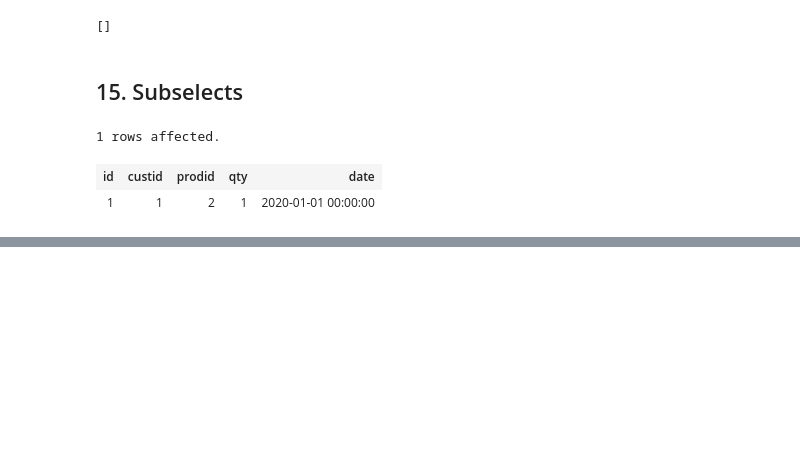
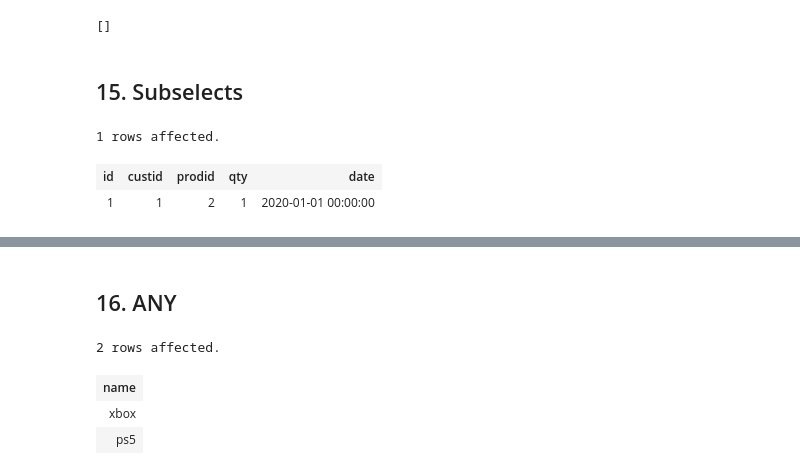
Before and after one commit to ixig/ML_CheatSheets, a Jupyter notebook: ipynb/SQLCheatSheet.ipynb, the cells around one changed output, grey strips where cells are left out. Saved outputs shown, nothing was run; the diff lists cells and outputs as text; code cells hidden in the pictures; blank space fills up the shorter version.

```diff
--- a/ipynb/SQLCheatSheet.ipynb
+++ b/ipynb/SQLCheatSheet.ipynb
@@ -537,0 +595,12 @@ JOIN products ON ss.prodId=products.id;
+# %% [markdown]
+## 16. ANY
+# %%
+%%sql
+SELECT name FROM products
+WHERE id = ANY
+(SELECT prodId FROM orders WHERE qty=1);
+# %% [output]
+2 rows affected.
+| name |
+| xbox |
+| ps5 |
```
Also changed, not shown: parts of 13 cells of this notebook, 1 other file.
